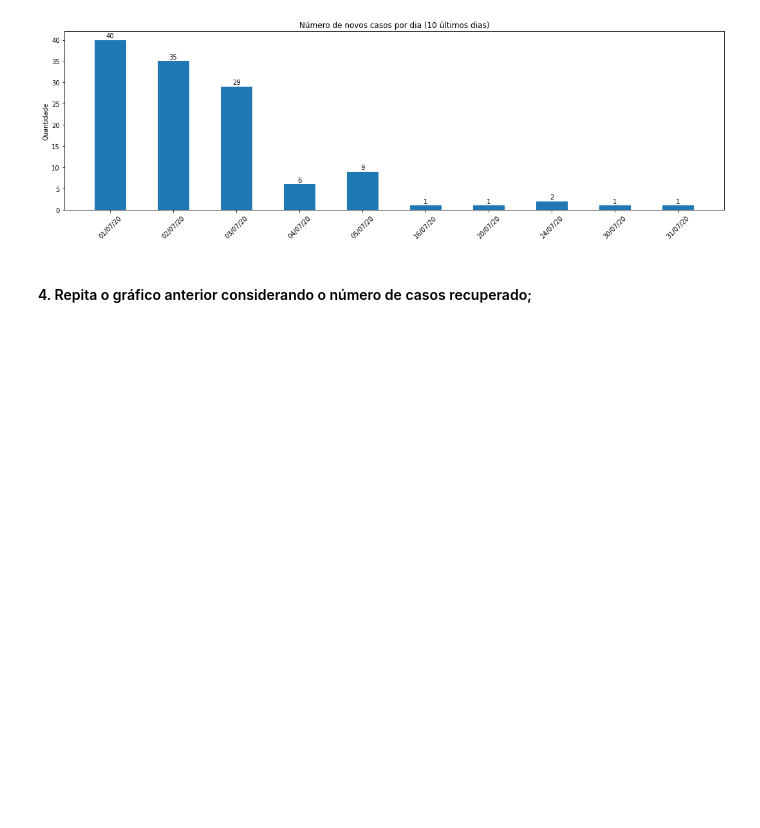
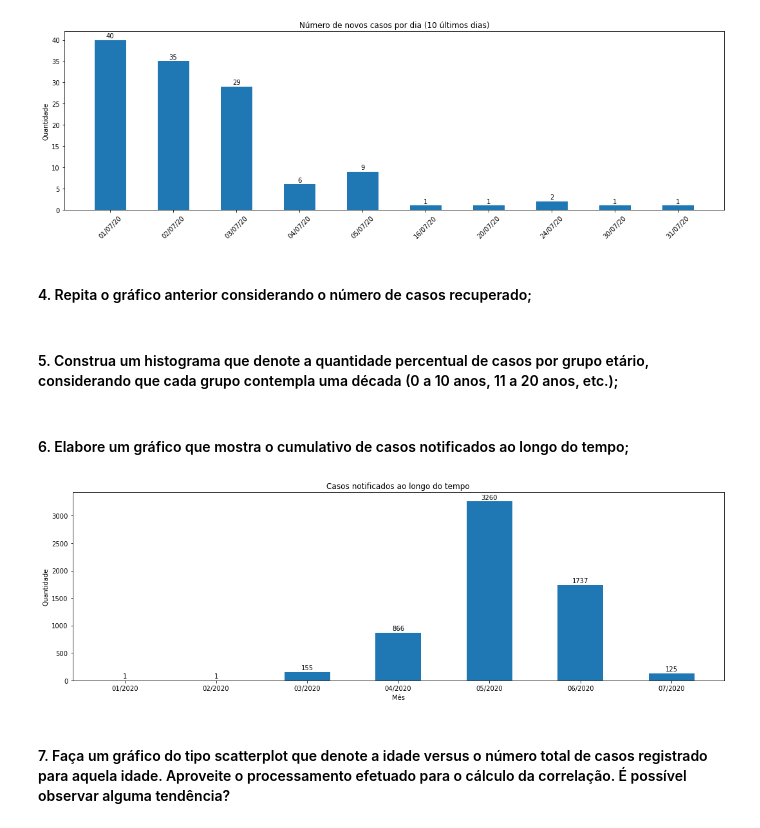
Before and after one commit to erikatilio/RNA-PP1, a Jupyter notebook: Visualização de Dados.ipynb, the cells around one changed output. Saved outputs shown, nothing was run; the diff lists cells and outputs as text; code cells hidden in the pictures; blank space fills up the shorter version.

```diff
--- a/Visualização de Dados.ipynb
+++ b/Visualização de Dados.ipynb
@@ -76,3 +77,46 @@ plt.show()
 [figure]
 # %% [markdown]
 #### 4. Repita o gráfico anterior considerando o número de casos recuperado;
+# %% [markdown]
+#### 5. Construa um histograma que denote a quantidade percentual de casos por grupo etário, considerando que cada grupo contempla uma década (0 a 10 anos, 11 a 20 anos, etc.);
+# %% [markdown]
+#### 6. Elabore um gráfico que mostra o cumulativo de casos notificados ao longo do tempo;
+# %%
+array_month = df['_dt_notificacao'].dt.strftime('%m/%Y')
+unique_elements, counts_elements = np.unique(array_month, return_counts=True)
+# %%
+labels = unique_elements
+values = counts_elements
+
+x = np.arange(len(labels))
+width = 0.5
+
+fig, ax = plt.subplots(figsize=(15,5))
+rects = ax.bar(x - width/2, values, width, align= 'edge')
+
+ax.set_ylabel('Quantidade')
+ax.set_xlabel('Mês')
+
+ax.set_title("Casos notificados ao longo do tempo")
+ax.set_xticks(x)
+ax.set_xticklabels(labels)
+
+
+def autolabel(rects):
+    for rect in rects:
+        height = rect.get_height()
+        ax.annotate('{}'.format(height),
+                    xy=(rect.get_x() + rect.get_width() / 2, height),
+                    xytext=(0, 1.5),
+                    textcoords="offset points",
+                    ha='center', va='bottom')
+
+
+autolabel(rects)
+fig.tight_layout()
+
+plt.show()
+# %% [output]
+[figure, added]
+# %% [markdown]
+#### 7. Faça um gráfico do tipo scatterplot que denote a idade versus o número total de casos registrado para aquela idade. Aproveite o processamento efetuado para o cálculo da correlação. É possível observar alguma tendência?
```
Also changed, not shown: parts of 1 cell of this notebook, 1 other file.
